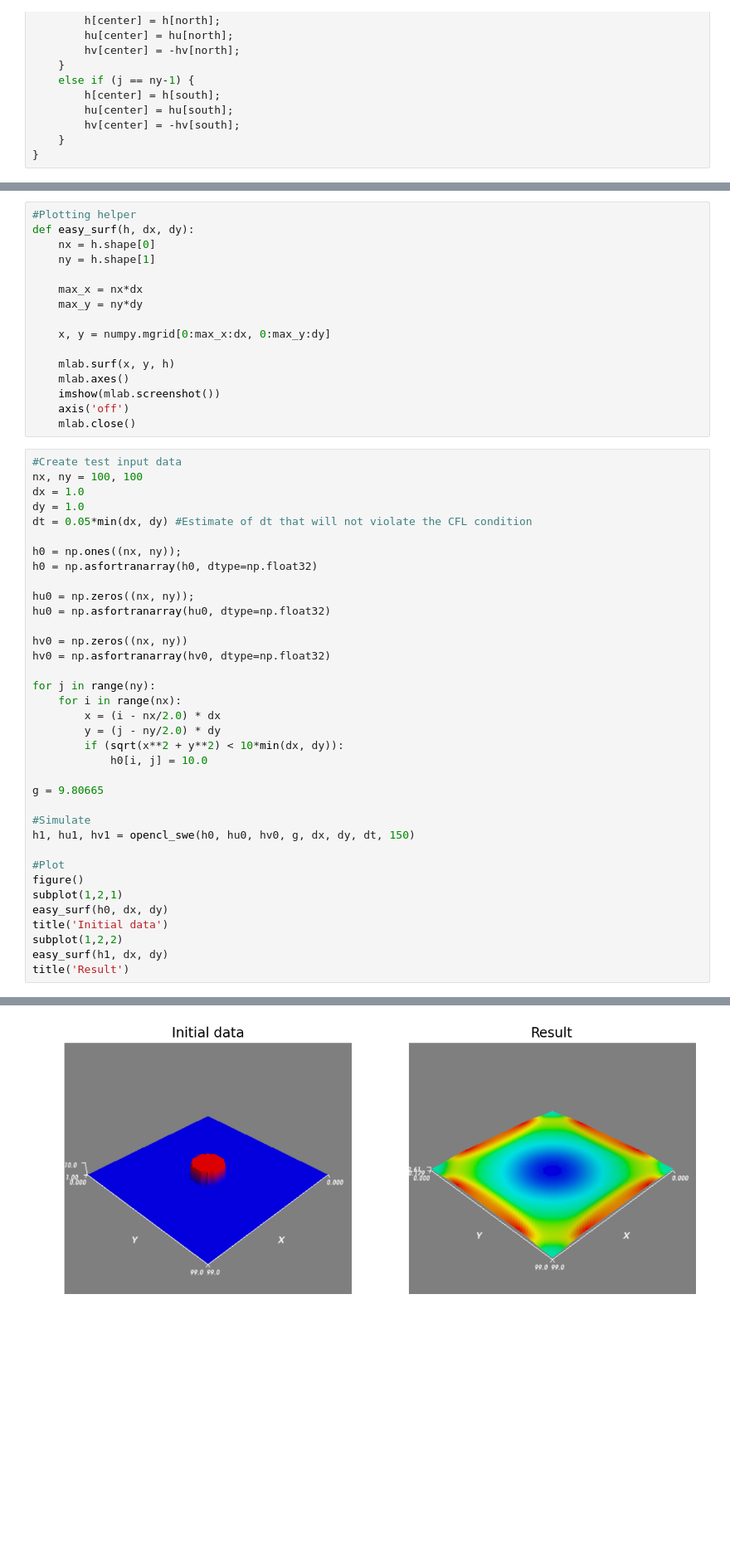
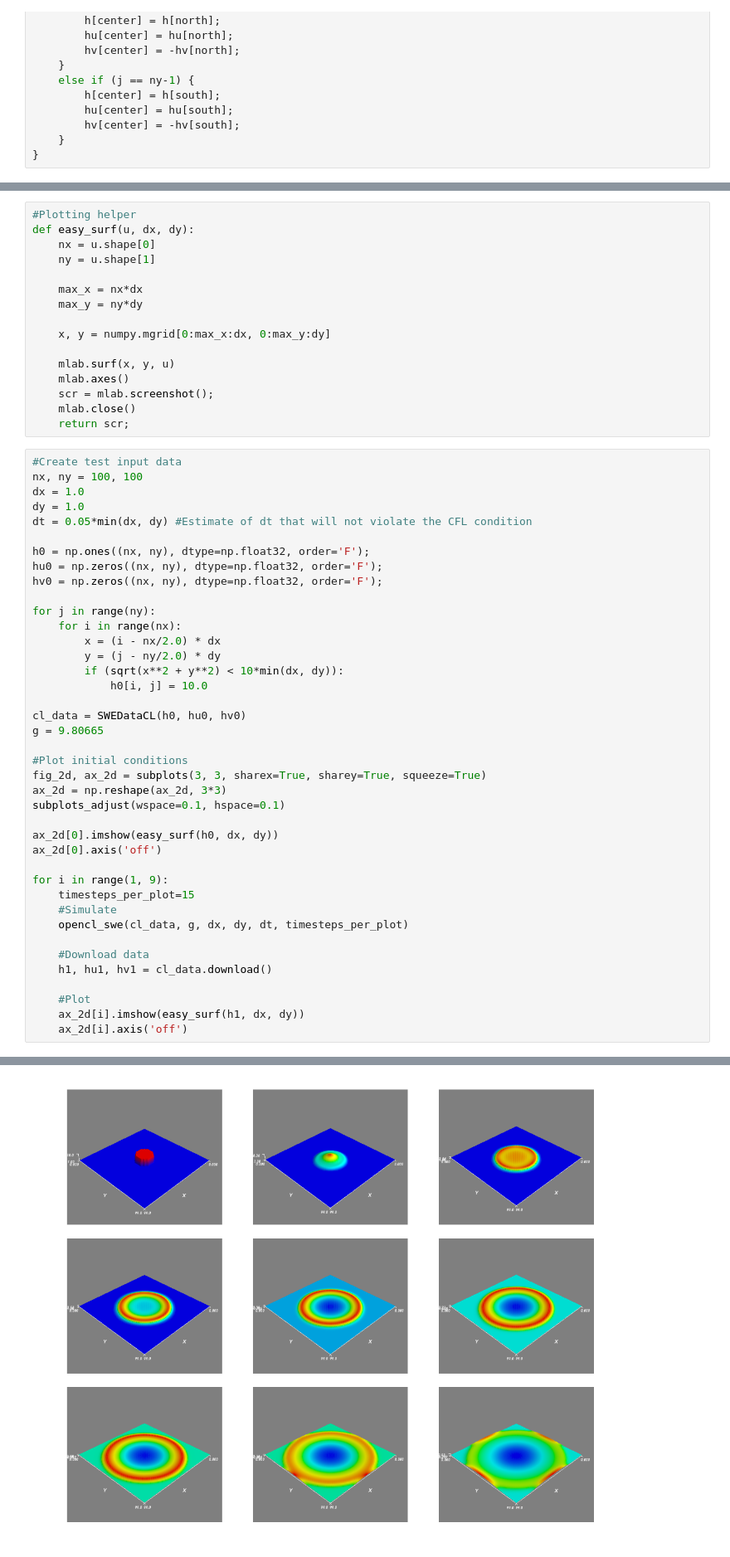
Before and after one commit to babrodtk/conslaws_python_opencl, a Jupyter notebook: ShallowWater2D.ipynb, the cells around one changed output, grey strips where cells are left out. Shown at 83% size. Cells and saved outputs as stored; diff of their text form; blank space fills up the shorter version.

```diff
--- a/ShallowWater2D.ipynb
+++ b/ShallowWater2D.ipynb
@@ -263,19 +298,19 @@ def opencl_swe(h0, hu0, hv0, g, dx, dy, dt, nt):
 # %%
 #Plotting helper
-def easy_surf(h, dx, dy):
-    nx = h.shape[0]
-    ny = h.shape[1]
+def easy_surf(u, dx, dy):
+    nx = u.shape[0]
+    ny = u.shape[1]
 
     max_x = nx*dx
     max_y = ny*dy
 
     x, y = numpy.mgrid[0:max_x:dx, 0:max_y:dy]
 
-    mlab.surf(x, y, h)
+    mlab.surf(x, y, u)
     mlab.axes()
-    imshow(mlab.screenshot())
-    axis('off')
+    scr = mlab.screenshot();
     mlab.close()
+    return scr;
 # %%
 #Create test input data
 nx, ny = 100, 100
@@ -283,14 +318,9 @@ dx = 1.0
 dy = 1.0
 dt = 0.05*min(dx, dy) #Estimate of dt that will not violate the CFL condition
 
-h0 = np.ones((nx, ny));
-h0 = np.asfortranarray(h0, dtype=np.float32)
-
-hu0 = np.zeros((nx, ny));
-hu0 = np.asfortranarray(hu0, dtype=np.float32)
-
-hv0 = np.zeros((nx, ny))
-hv0 = np.asfortranarray(hv0, dtype=np.float32)
+h0 = np.ones((nx, ny), dtype=np.float32, order='F');
+hu0 = np.zeros((nx, ny), dtype=np.float32, order='F');
+hv0 = np.zeros((nx, ny), dtype=np.float32, order='F');
 
 for j in range(ny):
     for i in range(nx):
@@ -299,17 +329,26 @@ for j in range(ny):
         if (sqrt(x**2 + y**2) < 10*min(dx, dy)):
             h0[i, j] = 10.0
 
+cl_data = SWEDataCL(h0, hu0, hv0)
 g = 9.80665
 
-#Simulate
-h1, hu1, hv1 = opencl_swe(h0, hu0, hv0, g, dx, dy, dt, 150)
+#Plot initial conditions
+fig_2d, ax_2d = subplots(3, 3, sharex=True, sharey=True, squeeze=True)
+ax_2d = np.reshape(ax_2d, 3*3)
+subplots_adjust(wspace=0.1, hspace=0.1)
 
-#Plot
-figure()
-subplot(1,2,1)
-easy_surf(h0, dx, dy)
-title('Initial data')
-subplot(1,2,2)
-easy_surf(h1, dx, dy)
-title('Result')
+ax_2d[0].imshow(easy_surf(h0, dx, dy))
+ax_2d[0].axis('off')
+
+for i in range(1, 9):
+    timesteps_per_plot=15
+    #Simulate
+    opencl_swe(cl_data, g, dx, dy, dt, timesteps_per_plot)
+
+    #Download data
+    h1, hu1, hv1 = cl_data.download()
+
+    #Plot
+    ax_2d[i].imshow(easy_surf(h1, dx, dy))
+    ax_2d[i].axis('off')
 # %% [output]
@@ -317 +355 @@ title('Result')
-[figure, old version]
+[figure, new version]
```
Also changed, not shown: parts of 4 cells of this notebook, 3 other files.
